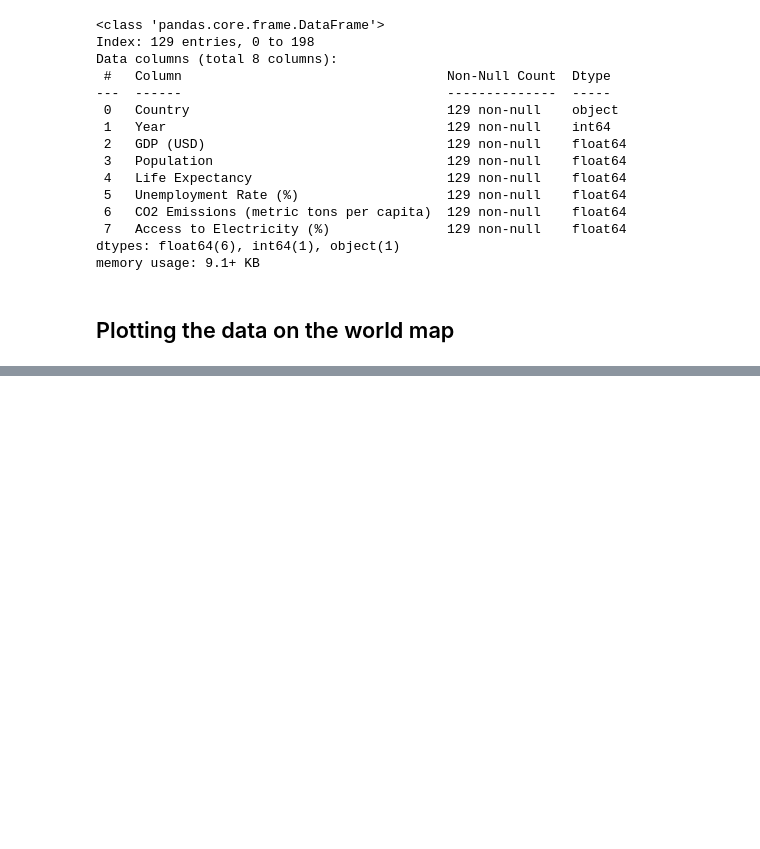
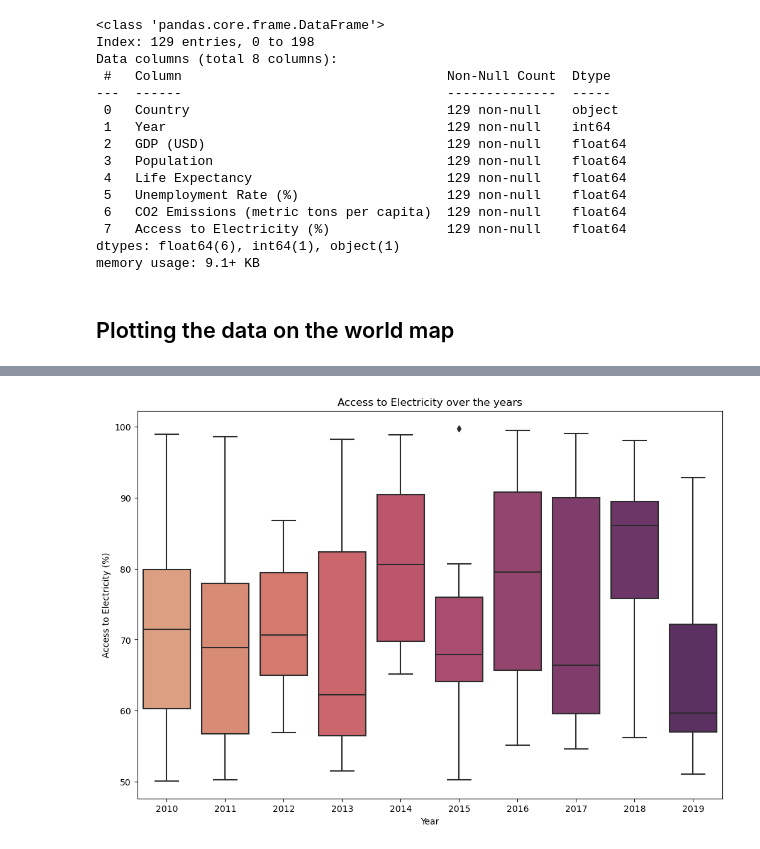
Before and after one commit to beccaa9116/EDA---World-Bank-Dataset, a Jupyter notebook: eda_world_bank.ipynb, the cells around one changed output, grey strips where cells are left out. Cells and saved outputs as stored; diff of their text form; code cells hidden in the pictures; blank space fills up the shorter version.

```diff
--- a/eda_world_bank.ipynb
+++ b/eda_world_bank.ipynb
@@ -120,0 +153,10 @@ px.scatter_geo(data,locations='Country', locationmode='country names',size='Acce
+# %%
+#distribution of access to electricity over the years
+plt.figure(figsize=(12,8))
+sns.boxplot(data=data, x='Year', y='Access to Electricity (%)',palette='flare')
+plt.title('Access to Electricity over the years')
+plt.xlabel('Year')
+plt.ylabel('Access to Electricity (%)')
+plt.show()
+# %% [output]
+[figure, added]
```
Also changed, not shown: parts of 12 cells of this notebook.
